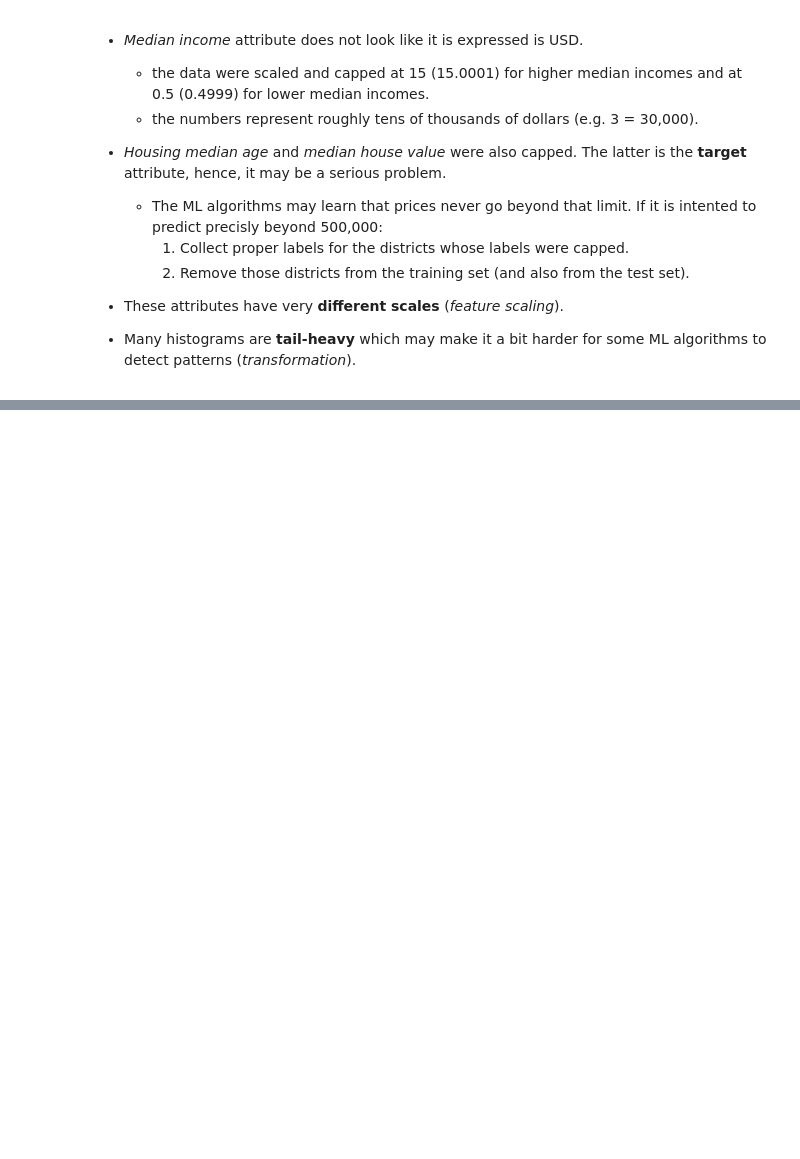
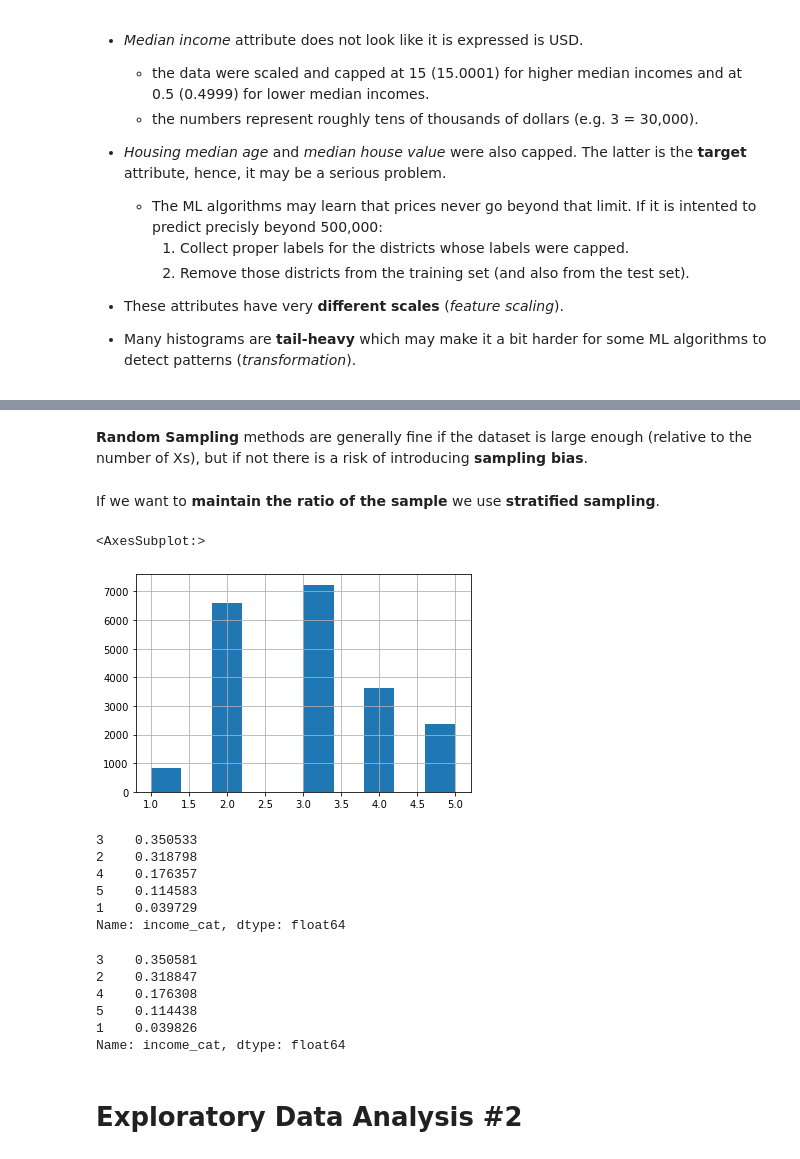
Before and after one commit to CSpanias/handson_ml, a Jupyter notebook: Housing (Chapter 2_End-to-End ML Project).ipynb, the cells around one changed output, grey strips where cells are left out. Saved outputs shown, nothing was run; the diff lists cells and outputs as text; code cells hidden in the pictures; blank space fills up the shorter version.

```diff
--- a/Housing (Chapter 2_End-to-End ML Project).ipynb
+++ b/Housing (Chapter 2_End-to-End ML Project).ipynb
@@ -120,0 +137,2 @@ plt.show()
+# %% [markdown]
+**Random Sampling** methods are generally fine if the dataset is large enough (relative to the number of Xs), but if not there is a risk of introducing **sampling bias**.
@@ -120,0 +144,44 @@ plt.show()
+# %% [markdown]
+If we want to **maintain the ratio of the sample** we use **stratified sampling**.
+# %%
+import numpy as np
+
+# create categories (strata)
+housing["income_cat"] = pd.cut(housing["median_income"],
+                              bins=[0., 1.5, 3.0, 4.5, 6., np.inf],
+                              labels=[1, 2, 3, 4, 5])
+
+# visualize categories
+housing["income_cat"].hist()
+# %% [output]
+<AxesSubplot:>
+[figure, added]
+# %%
+from sklearn.model_selection import StratifiedShuffleSplit
+
+# stratified sampling based on income category
+split = StratifiedShuffleSplit(n_splits=1, test_size=0.2, random_state=42)
+
+for train_index, test_index in split.split(housing, housing["income_cat"]):
+    strat_train_set = housing.loc[train_index]
+    strat_test_set = housing.loc[test_index]
+
+# check income category proportions in the test set
+strat_test_set["income_cat"].value_counts() / len(strat_test_set)
+# %% [output]
+3    0.350533
+2    0.318798
+4    0.176357
+5    0.114583
+1    0.039729
+Name: income_cat, dtype: float64
+# %%
+# check income category proportions in the overall set
+housing["income_cat"].value_counts() / len(housing["income_cat"])
+# %% [output]
+3    0.350581
+2    0.318847
+4    0.176308
+5    0.114438
+1    0.039826
+Name: income_cat, dtype: float64
@@ -120,0 +192,3 @@ plt.show()
+# %% [markdown]
+<a name="EDA#2"> </a>
+# Exploratory Data Analysis #2
```
Also changed, not shown: parts of 20 cells of this notebook.
